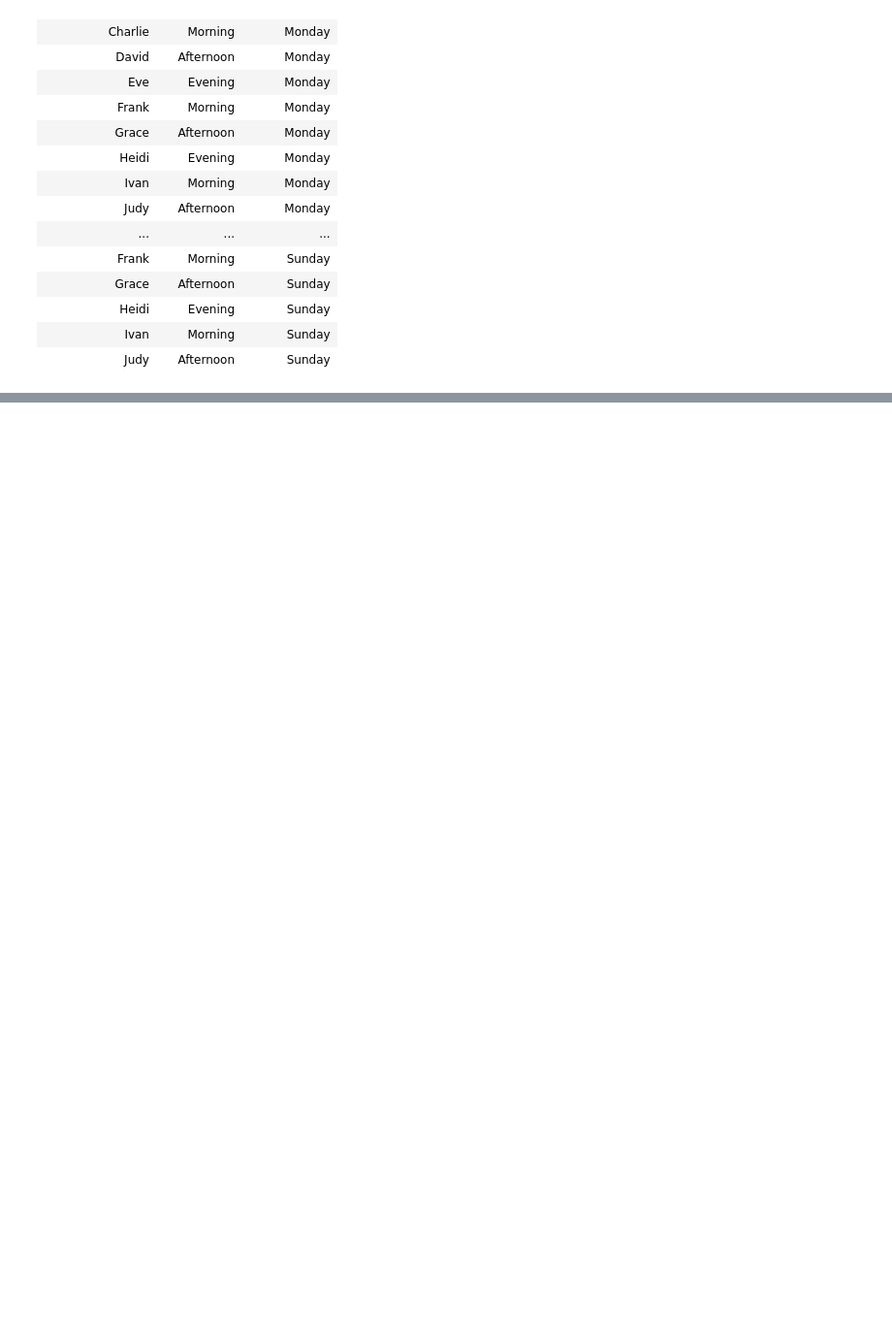
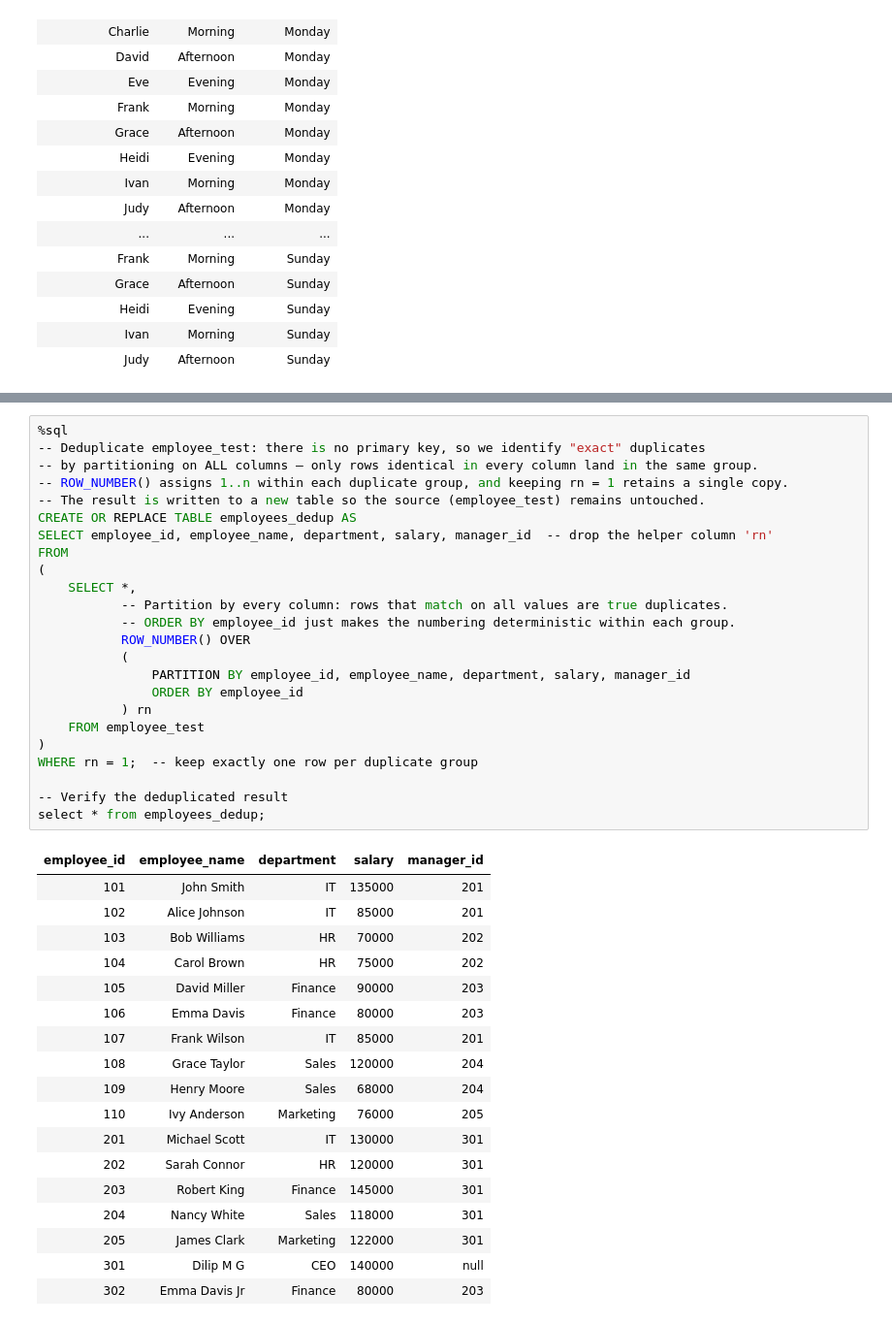
Before and after one commit to DilipMG/pyspark, a Jupyter notebook: Interview Preparartion/Interview Scenarios.ipynb, the cells around one changed output, grey strips where cells are left out. Shown at 97% size. Cells and saved outputs as stored; diff of their text form; blank space fills up the shorter version.

```diff
--- a/Interview Preparartion/Interview Scenarios.ipynb
+++ b/Interview Preparartion/Interview Scenarios.ipynb
@@ -98,0 +279,43 @@ ORDER BY d.working_day_no, e.employee_name;
+# %%
+%sql
+-- Deduplicate employee_test: there is no primary key, so we identify "exact" duplicates
+-- by partitioning on ALL columns — only rows identical in every column land in the same group.
+-- ROW_NUMBER() assigns 1..n within each duplicate group, and keeping rn = 1 retains a single copy.
+-- The result is written to a new table so the source (employee_test) remains untouched.
+CREATE OR REPLACE TABLE employees_dedup AS
+SELECT employee_id, employee_name, department, salary, manager_id  -- drop the helper column 'rn'
+FROM
+(
+    SELECT *,
+           -- Partition by every column: rows that match on all values are true duplicates.
+           -- ORDER BY employee_id just makes the numbering deterministic within each group.
+           ROW_NUMBER() OVER
+           (
+               PARTITION BY employee_id, employee_name, department, salary, manager_id
+               ORDER BY employee_id
+           ) rn
+    FROM employee_test
+)
+WHERE rn = 1;  -- keep exactly one row per duplicate group
+
+-- Verify the deduplicated result
+select * from employees_dedup;
+# %% [output]
+| employee_id | employee_name | department | salary | manager_id |
+| 101 | John Smith | IT | 135000 | 201 |
+| 102 | Alice Johnson | IT | 85000 | 201 |
+| 103 | Bob Williams | HR | 70000 | 202 |
+| 104 | Carol Brown | HR | 75000 | 202 |
+| 105 | David Miller | Finance | 90000 | 203 |
+| 106 | Emma Davis | Finance | 80000 | 203 |
+| 107 | Frank Wilson | IT | 85000 | 201 |
+| 108 | Grace Taylor | Sales | 120000 | 204 |
+| 109 | Henry Moore | Sales | 68000 | 204 |
+| 110 | Ivy Anderson | Marketing | 76000 | 205 |
+| 201 | Michael Scott | IT | 130000 | 301 |
+| 202 | Sarah Connor | HR | 120000 | 301 |
+| 203 | Robert King | Finance | 145000 | 301 |
+| 204 | Nancy White | Sales | 118000 | 301 |
+| 205 | James Clark | Marketing | 122000 | 301 |
+| 301 | Dilip M G | CEO | 140000 | null |
+| 302 | Emma Davis Jr | Finance | 80000 | 203 |
```
Also changed, not shown: parts of 16 cells of this notebook.
